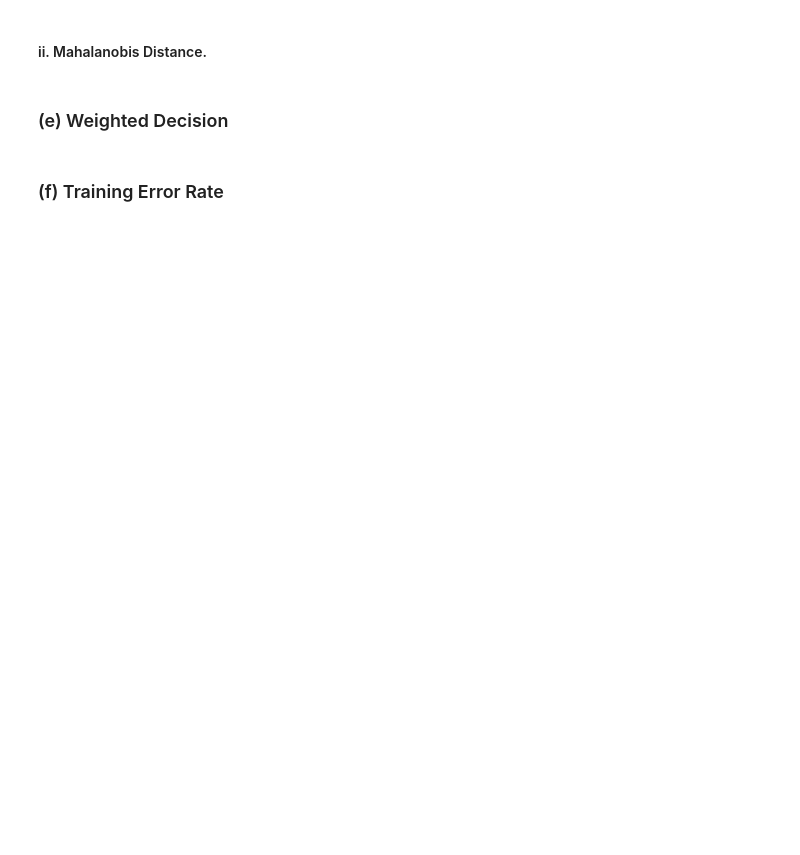
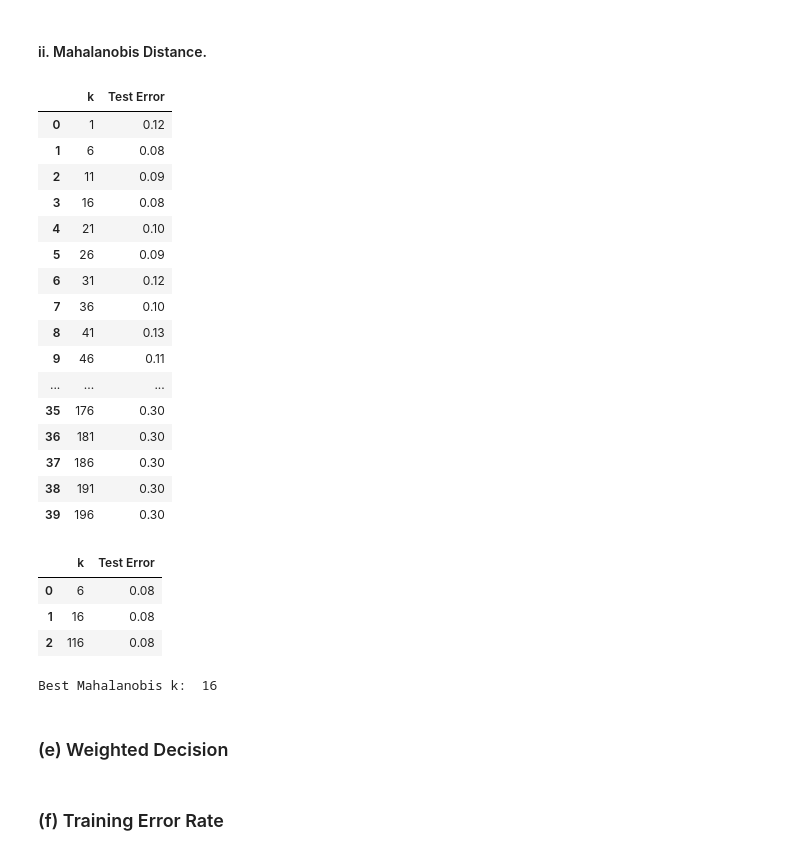
Before and after one commit to egunadi/dsci552-hw1, a Jupyter notebook: notebook/Gunadi_Eben_HW1.ipynb, the cells around one changed output. Drawn from its saved outputs; the diff is of its cells as text; code cells hidden in the pictures; blank space fills up the shorter version.

```diff
--- a/notebook/Gunadi_Eben_HW1.ipynb
+++ b/notebook/Gunadi_Eben_HW1.ipynb
@@ -283,4 +444,48 @@ plt.show()
 # %% [markdown]
 #### ii. Mahalanobis Distance.
+# %%
+mahalanobis_test_errors = get_knn_test_errors('mahalanobis', 'uniform')
+# %%
+# Summarize the test errors (i.e., when k = k∗) in a table
+mahalanobis_test_errors_df = pd.DataFrame({'k'            : k_values,
+                                           'Test Error'   : mahalanobis_test_errors})
+mahalanobis_test_errors_df
+# %% [output]
+|  | k | Test Error |
+| 0 | 1 | 0.12 |
+| 1 | 6 | 0.08 |
+| 2 | 11 | 0.09 |
+| 3 | 16 | 0.08 |
+| 4 | 21 | 0.10 |
+| 5 | 26 | 0.09 |
+| 6 | 31 | 0.12 |
+| 7 | 36 | 0.10 |
+| 8 | 41 | 0.13 |
+| 9 | 46 | 0.11 |
+| ... | ... | ... |
+| 35 | 176 | 0.30 |
+| 36 | 181 | 0.30 |
+| 37 | 186 | 0.30 |
+| 38 | 191 | 0.30 |
+| 39 | 196 | 0.30 |
+# %%
+# Select the best k when {1, 6, 11, . . . , 196}
+mahalanobis_optimal_k_candidates = mahalanobis_test_errors_df[mahalanobis_test_errors_df['Test Error'] == min(mahalanobis_test_errors)].reset_index(drop=True)
+mahalanobis_optimal_k_candidates
+# %% [output]
+|  | k | Test Error |
+| 0 | 6 | 0.08 |
+| 1 | 16 | 0.08 |
+| 2 | 116 | 0.08 |
+# %%
+"""
+Per question @44 on Piazza:
+"With the same values of test errors, smaller values of k (like k=1) often lead to models with high variance and low bias, which can result in overfitting to the training data. On the other hand, larger values of k can lead to models with high bias and low variance, which might underfit the data. Choosing a moderate value of k gives a good balance between these extremes."
+"""
+
+mahalanobis_optimal_k = mahalanobis_optimal_k_candidates.iloc[1, 0]
+print('Best Mahalanobis k: ', mahalanobis_optimal_k)
+# %% [output]
+Best Mahalanobis k:  16
 # %% [markdown]
 ### (e) Weighted Decision
```
Also changed, not shown: parts of 14 cells of this notebook.
